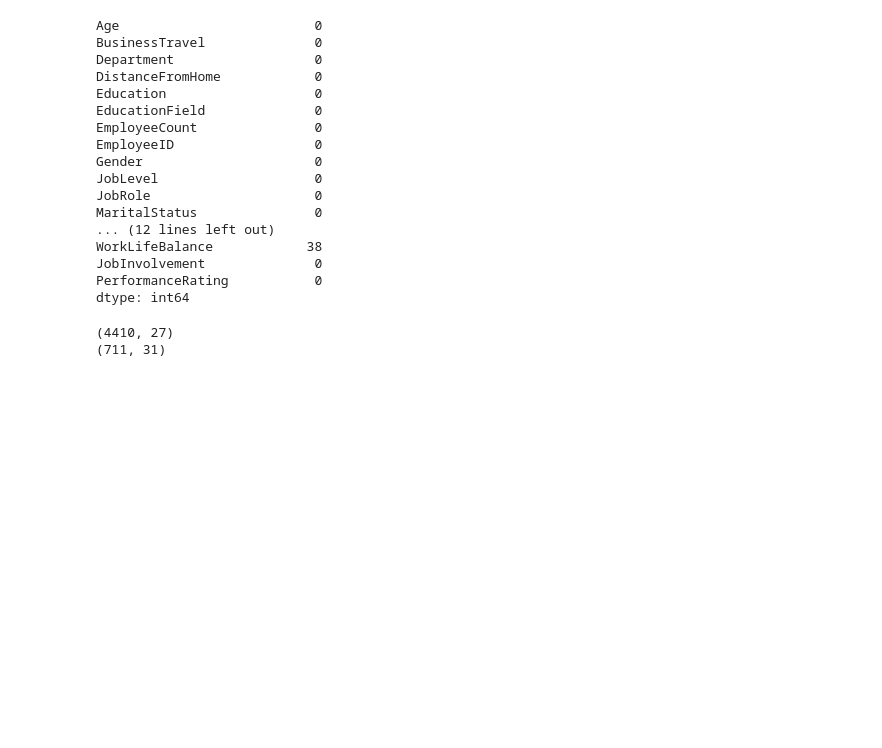
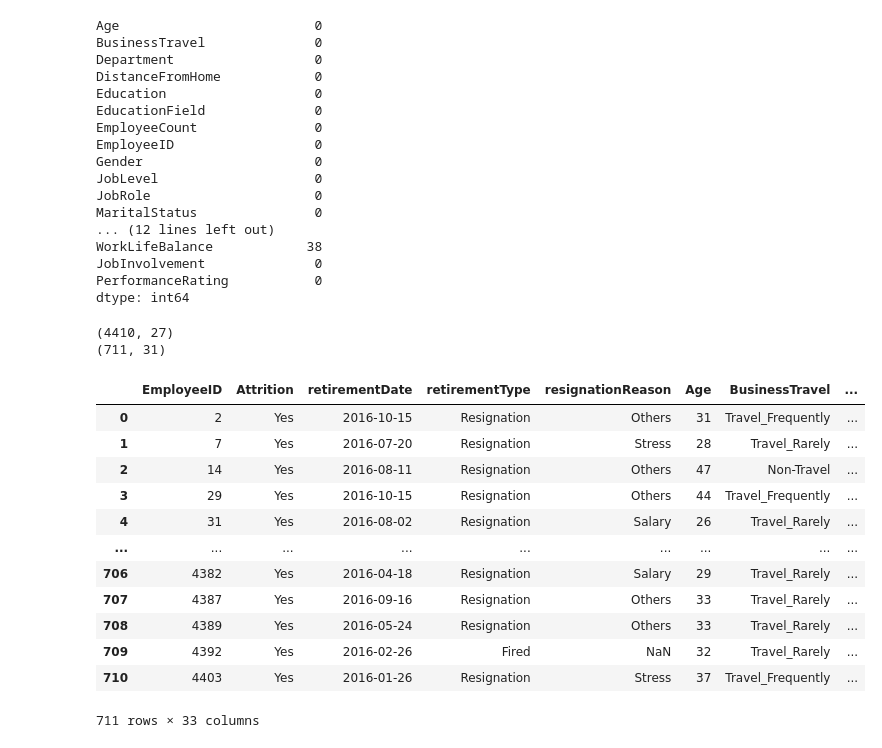
Before and after one commit to anaperez10/Analiticalll, a Jupyter notebook: RRHH.ipynb, the cells around one changed output. Cells and saved outputs as stored; diff of their text form; code cells hidden in the pictures; blank space fills up the shorter version.

```diff
--- a/RRHH.ipynb
+++ b/RRHH.ipynb
@@ -365,3 +366,22 @@ print(df2.shape)
 # %% [output]
 (4410, 27)
 (711, 31)
+# %%
+df2['retirementDate'] = pd.to_datetime(df2['retirementDate'])
+df2['Mes'] = df2['retirementDate'].dt.month
+df2['Año']=df2['retirementDate'].dt.year
+df2
+# %% [output]
+|  | EmployeeID | Attrition | retirementDate | retirementType | resignationReason | Age | BusinessTravel | ... |
+| 0 | 2 | Yes | 2016-10-15 | Resignation | Others | 31 | Travel_Frequently | ... |
+| 1 | 7 | Yes | 2016-07-20 | Resignation | Stress | 28 | Travel_Rarely | ... |
+| 2 | 14 | Yes | 2016-08-11 | Resignation | Others | 47 | Non-Travel | ... |
+| 3 | 29 | Yes | 2016-10-15 | Resignation | Others | 44 | Travel_Frequently | ... |
+| 4 | 31 | Yes | 2016-08-02 | Resignation | Salary | 26 | Travel_Rarely | ... |
+| ... | ... | ... | ... | ... | ... | ... | ... | ... |
+| 706 | 4382 | Yes | 2016-04-18 | Resignation | Salary | 29 | Travel_Rarely | ... |
+| 707 | 4387 | Yes | 2016-09-16 | Resignation | Others | 33 | Travel_Rarely | ... |
+| 708 | 4389 | Yes | 2016-05-24 | Resignation | Others | 33 | Travel_Rarely | ... |
+| 709 | 4392 | Yes | 2016-02-26 | Fired | NaN | 32 | Travel_Rarely | ... |
+| 710 | 4403 | Yes | 2016-01-26 | Resignation | Stress | 37 | Travel_Frequently | ... |
+711 rows × 33 columns
```
Also changed, not shown: parts of 4 cells of this notebook.
